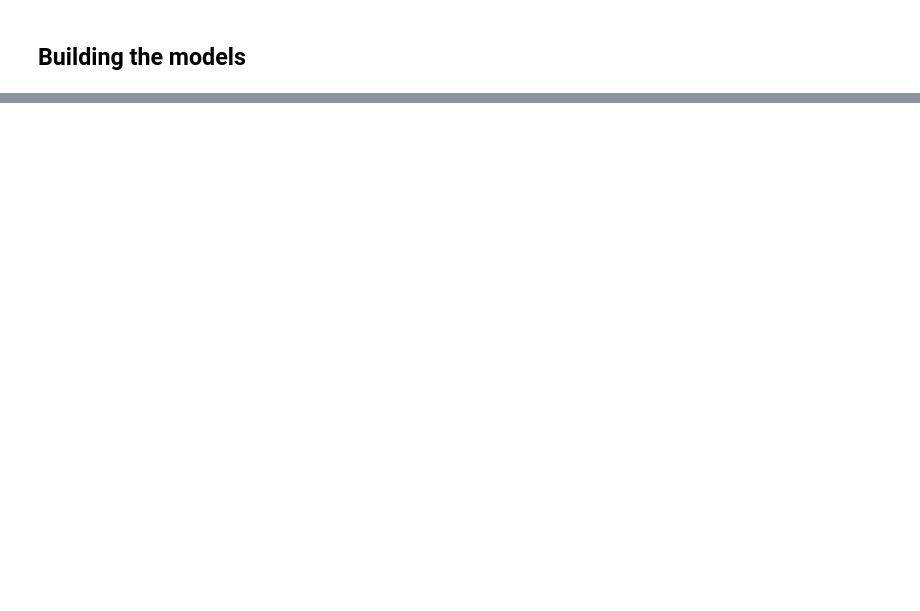
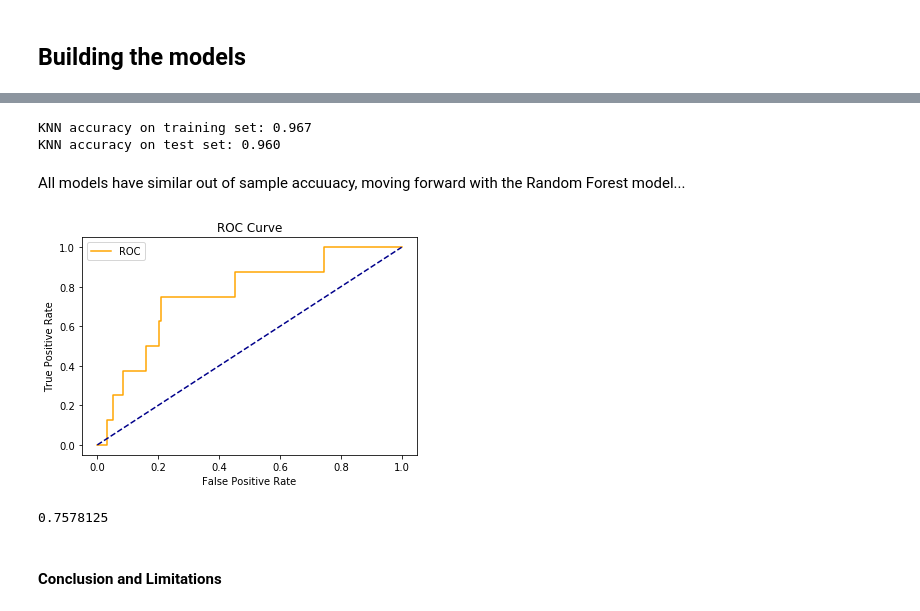
Before and after one commit to chad35/SportsProject, a Jupyter notebook: Project.ipynb, the cells around one changed output, grey strips where cells are left out. Saved outputs shown, nothing was run; the diff lists cells and outputs as text; code cells hidden in the pictures; blank space fills up the shorter version.

Commit message:
Finishing Model

```diff
--- a/Project.ipynb
+++ b/Project.ipynb
@@ -399,0 +470,9 @@ train[train["Round_1"] == False].describe()
+# %%
+grid = {'min_samples_leaf': [1,2,3,4,5],
+       'max_depth' : [1,2,3,4,5,6,7,8,9]}
+
+grid_search = GridSearchCV(RandomForestClassifier(random_state=0),grid,cv=5,return_train_score=True)
+best_model=grid_search.fit(X_train,y_train)
+
+print("RF accuracy on training set: {:.3f}".format(best_model.score(X_train, y_train)))
+print("RF accuracy on test set: {:.3f}".format(best_model.score(X_test, y_test)))
@@ -399,0 +484,12 @@ train[train["Round_1"] == False].describe()
+# %%
+grid = {'n_neighbors': [1,2,3,4,5,6,7,8,9,10]}
+grid_search = GridSearchCV(KNeighborsClassifier(),grid,cv=5,return_train_score=True)
+best_model_knn=grid_search.fit(X_train,y_train)
+
+print("KNN accuracy on training set: {:.3f}".format(best_model.score(X_train, y_train)))
+print("KNN accuracy on test set: {:.3f}".format(best_model.score(X_test, y_test)))
+# %% [output]
+KNN accuracy on training set: 0.967
+KNN accuracy on test set: 0.960
+# %% [markdown]
+All models have similar out of sample accuuacy, moving forward with the Random Forest model...
@@ -399,0 +498,24 @@ train[train["Round_1"] == False].describe()
+# %%
+def plot_roc_curve(fpr, tpr):
+    plt.plot(fpr, tpr, color='orange', label='ROC')
+    plt.plot([0, 1], [0, 1], color='darkblue', linestyle='--')
+    plt.xlabel('False Positive Rate')
+    plt.ylabel('True Positive Rate')
+    plt.title('ROC Curve')
+    plt.legend()
+    plt.show()
+# %%
+probabilities = best_model.predict_proba(X_test)
+y_prob = best_model.predict_proba(X_test)[:,1]
+fpr, tpr, thresh = roc_curve(y_test, y_prob)
+# %%
+#Here is the ROC curve, due to the limited amount of test data we get a step like curve
+plot_roc_curve(fpr, tpr)
+# %% [output]
+[figure, added]
+# %%
+roc_auc_score(y_test, y_prob)
+# %% [output]
+0.7578125
+# %% [markdown]
+#### Conclusion and Limitations
```
Also changed, not shown: parts of 28 cells of this notebook.
